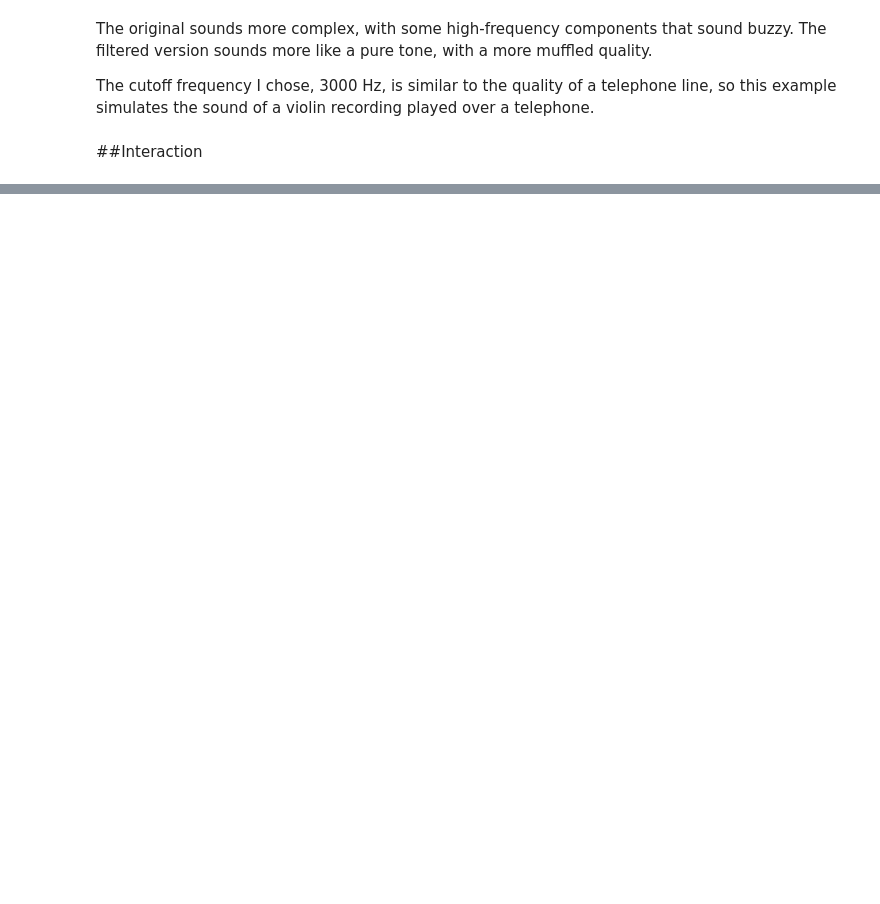
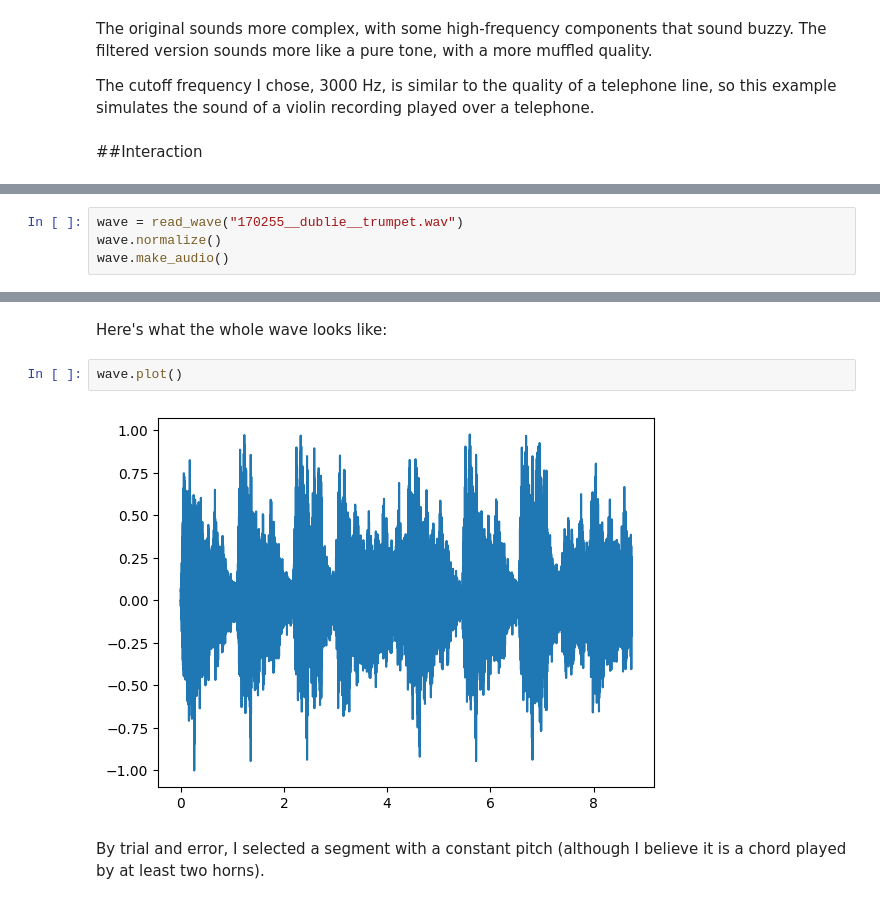
Before and after one commit to rahiakela/audio-processing-research-and-practice, a Jupyter notebook: think-dsp/01_sounds_and_signals.ipynb, the cells around one changed output, grey strips where cells are left out. Cells and saved outputs as stored; diff of their text form; blank space fills up the shorter version.

```diff
--- a/think-dsp/01_sounds_and_signals.ipynb
+++ b/think-dsp/01_sounds_and_signals.ipynb
@@ -252,0 +284,4 @@ The cutoff frequency I chose, 3000 Hz, is similar to the quality of a telephone
+# %%
+wave = read_wave("170255__dublie__trumpet.wav")
+wave.normalize()
+wave.make_audio()
@@ -252,0 +290,8 @@ The cutoff frequency I chose, 3000 Hz, is similar to the quality of a telephone
+# %% [markdown]
+Here's what the whole wave looks like:
+# %%
+wave.plot()
+# %% [output]
+[figure, added]
+# %% [markdown]
+By trial and error, I selected a segment with a constant pitch (although I believe it is a chord played by at least two horns).
```
Also changed, not shown: parts of 32 cells of this notebook.
